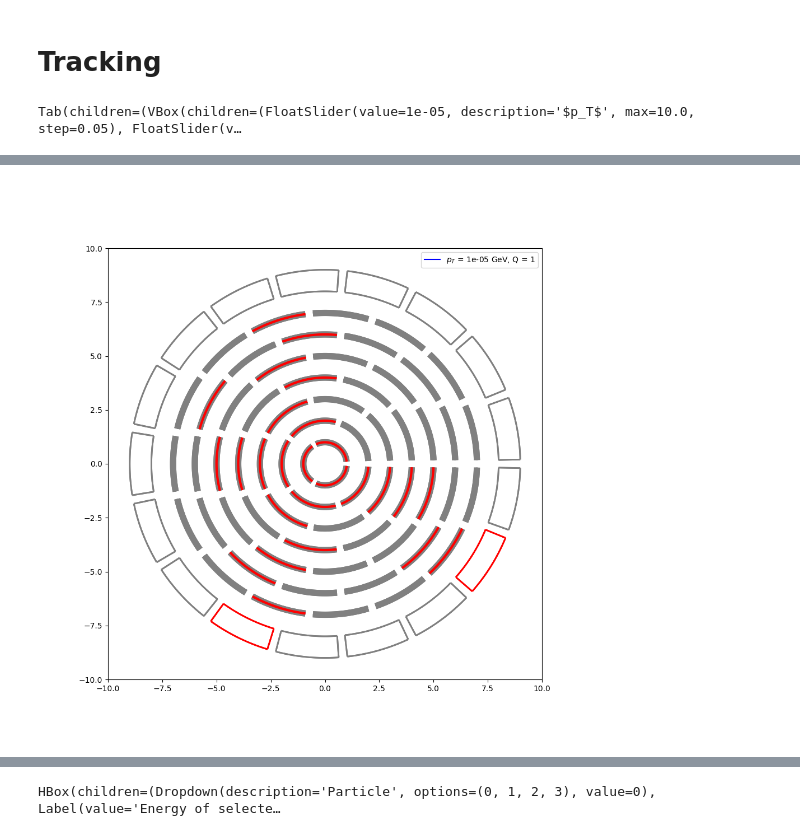
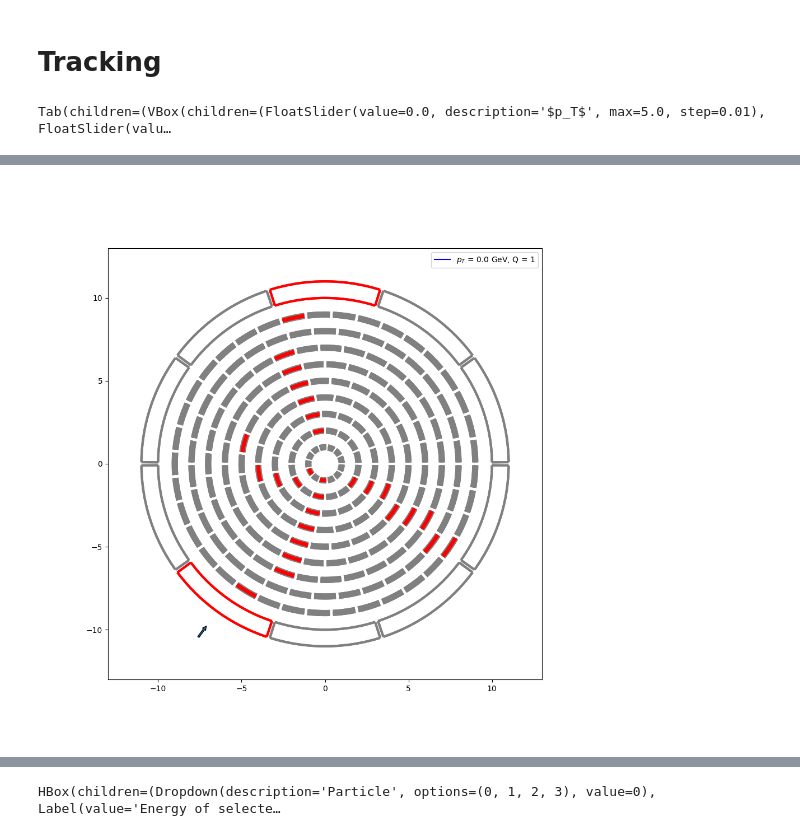
Before and after one commit to haide-i/Masterclass-BelleII, a Jupyter notebook: Prototype.ipynb, the cells around one changed output, grey strips where cells are left out. Saved outputs shown, nothing was run; the diff lists cells and outputs as text; code cells hidden in the pictures.

```diff
--- a/Prototype.ipynb
+++ b/Prototype.ipynb
@@ -16,9 +16,9 @@ warnings.filterwarnings('ignore')
 # %%
 path = 'EEMuMu/fourparticles_10.h5'
 # %%
-tw = TrackingWidget(path, B = 0.1, )
+tw = TrackingWidget(path, B = 0.1, layers = 10, n_segments = 10, k = 3, dist = 0.1, noise = False)
 tw.show()
 # %% [output]
-Tab(children=(VBox(children=(FloatSlider(value=1e-05, description='$p_T$', max=10.0, step=0.05), FloatSlider(v…
+Tab(children=(VBox(children=(FloatSlider(value=0.0, description='$p_T$', max=5.0, step=0.01), FloatSlider(valu…
 [interactive output not drawn]
-[figure, old version]
+[figure, new version]
```
Also changed, not shown: parts of 3 cells of this notebook, 1 other file.
